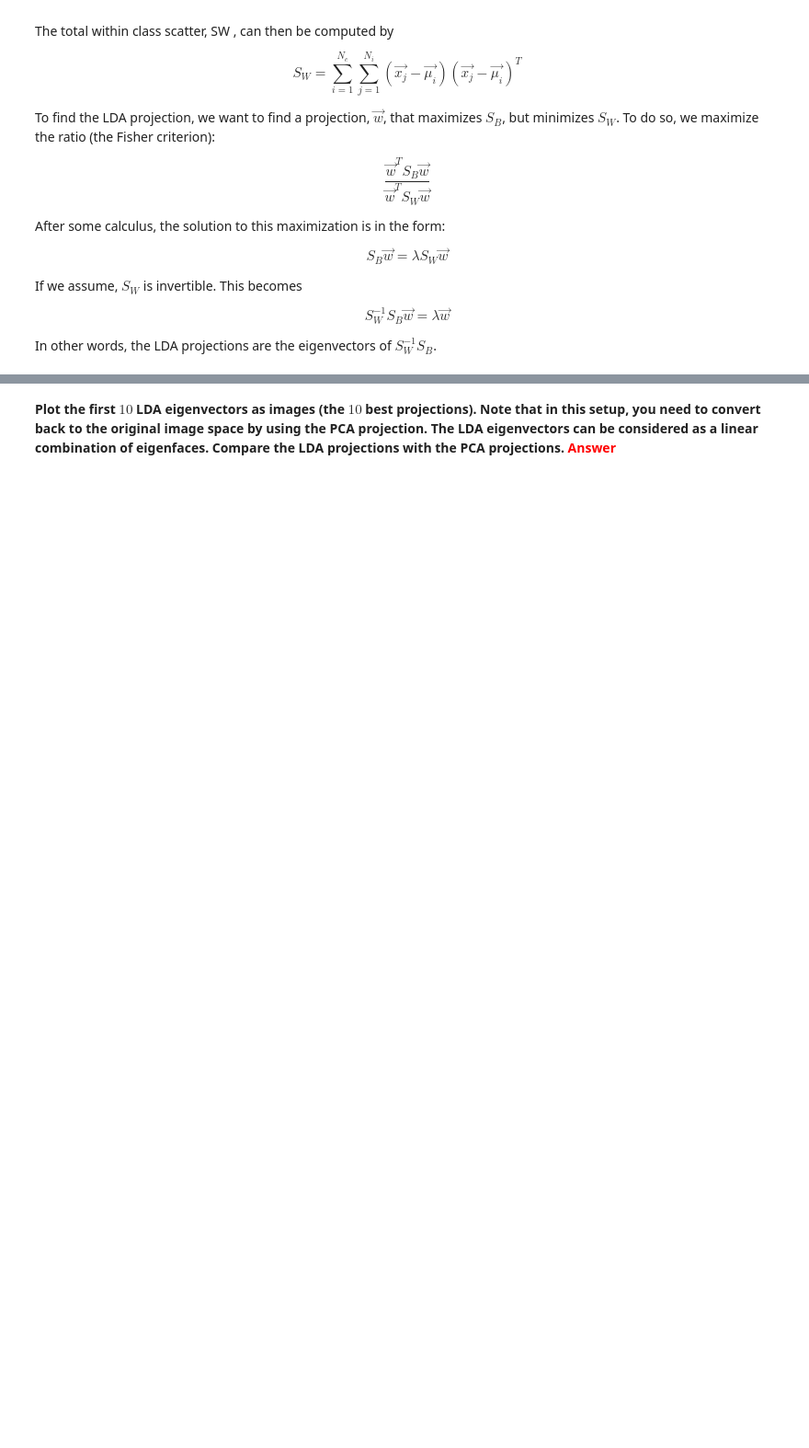
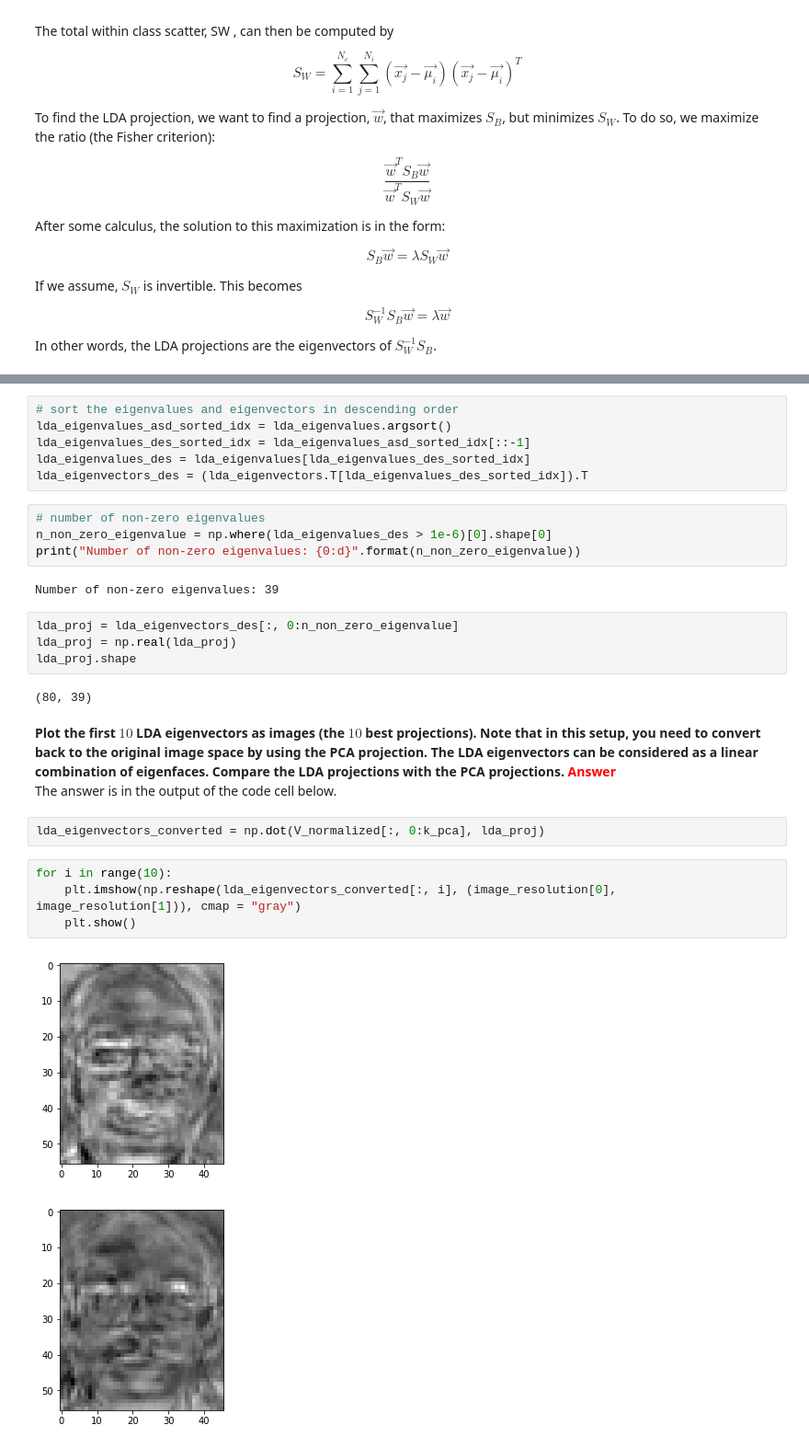
Before and after one commit to pirsquareff/fisherface, a Jupyter notebook: notebook/Face Verification.ipynb, the cells around one changed output, grey strips where cells are left out. Shown at 92% size. Drawn from its saved outputs; the diff is of its cells as text; blank space fills up the shorter version.

```diff
--- a/notebook/Face Verification.ipynb
+++ b/notebook/Face Verification.ipynb
@@ -696,3 +689,31 @@ In other words, the LDA projections are the eigenvectors of $S_{W}^{-1}S_{B}$.
+# %%
+# sort the eigenvalues and eigenvectors in descending order
+lda_eigenvalues_asd_sorted_idx = lda_eigenvalues.argsort()
+lda_eigenvalues_des_sorted_idx = lda_eigenvalues_asd_sorted_idx[::-1]
+lda_eigenvalues_des = lda_eigenvalues[lda_eigenvalues_des_sorted_idx]
+lda_eigenvectors_des = (lda_eigenvectors.T[lda_eigenvalues_des_sorted_idx]).T
+# %%
+# number of non-zero eigenvalues
+n_non_zero_eigenvalue = np.where(lda_eigenvalues_des > 1e-6)[0].shape[0]
+print("Number of non-zero eigenvalues: {0:d}".format(n_non_zero_eigenvalue))
+# %% [output]
+Number of non-zero eigenvalues: 39
+# %%
+lda_proj = lda_eigenvectors_des[:, 0:n_non_zero_eigenvalue]
+lda_proj = np.real(lda_proj)
+lda_proj.shape
+# %% [output]
+(80, 39)
 # %% [markdown]
 **Plot the first $10$ LDA eigenvectors as images (the $10$ best projections). Note that in this setup, you need to convert back to the original image space by using the PCA projection. The LDA eigenvectors can be considered as a linear combination of eigenfaces. Compare the LDA projections with the PCA projections.**
 <font color=red>**Answer**</font><br>
+The answer is in the output of the code cell below.
+# %%
+lda_eigenvectors_converted = np.dot(V_normalized[:, 0:k_pca], lda_proj)
+# %%
+for i in range(10):
+    plt.imshow(np.reshape(lda_eigenvectors_converted[:, i], (image_resolution[0], image_resolution[1])), cmap = "gray")
+    plt.show()
+# %% [output]
+[figure, added]
+[figure, added]
```
Also changed, not shown: parts of 25 cells of this notebook.
